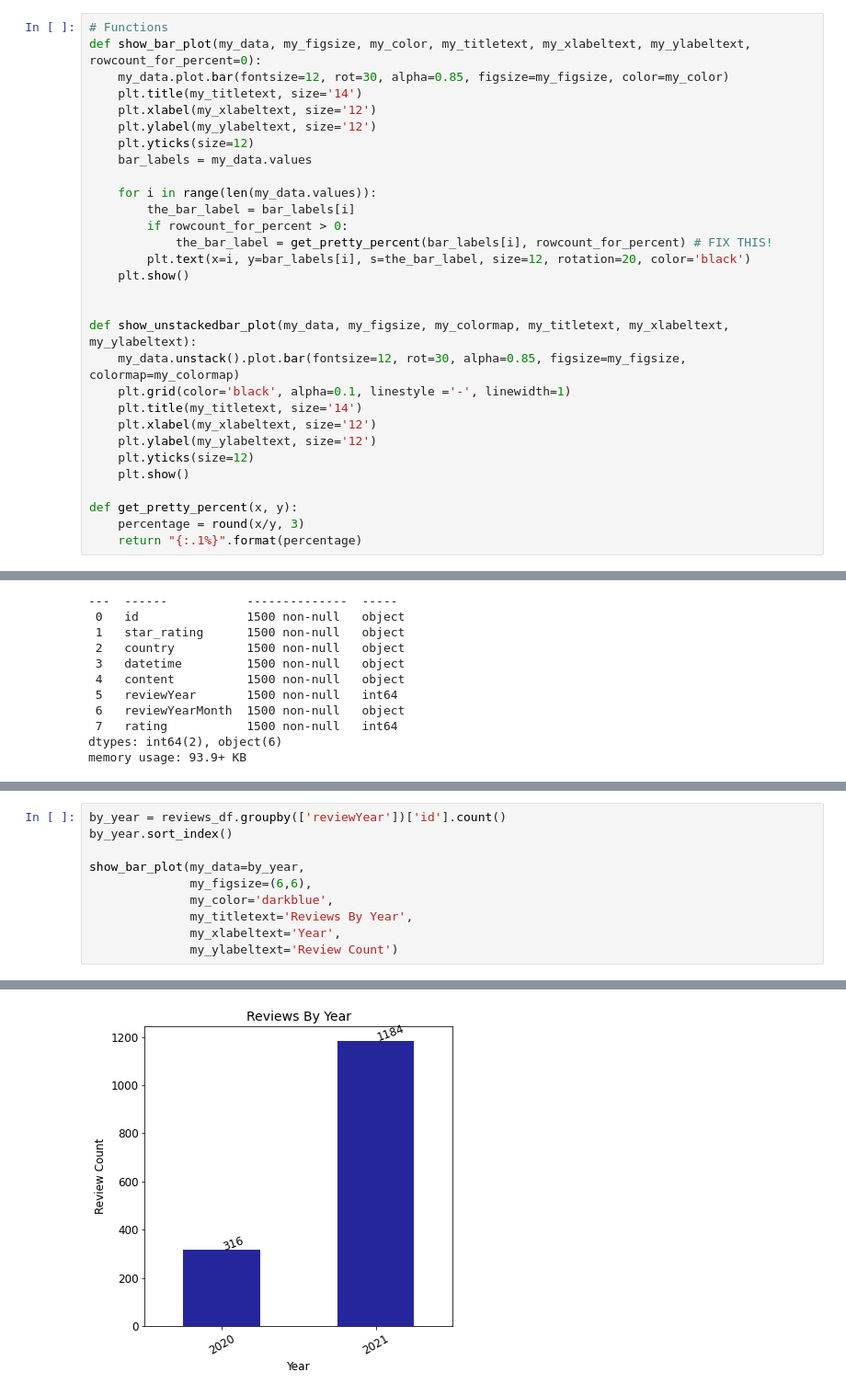
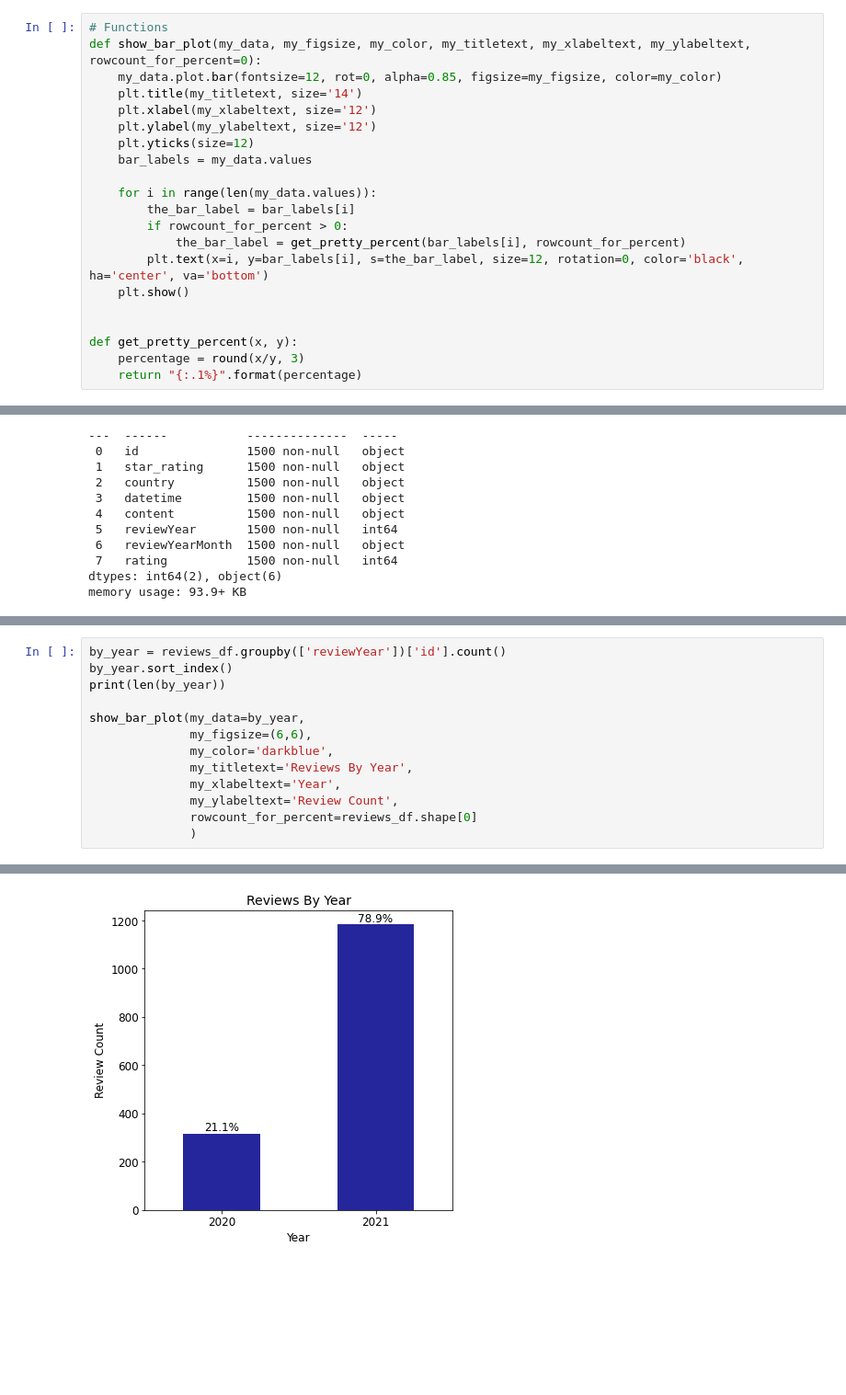
Before and after one commit to lspope/elvie_review_analysis, a Jupyter notebook: code/nb2_eda.ipynb, the cells around one changed output, grey strips where cells are left out. Shown at 92% size. Drawn from its saved outputs; the diff is of its cells as text; blank space fills up the shorter version.

```diff
--- a/code/nb2_eda.ipynb
+++ b/code/nb2_eda.ipynb
@@ -23,7 +23,7 @@ import seaborn as sns
 # %%
 # Functions
 def show_bar_plot(my_data, my_figsize, my_color, my_titletext, my_xlabeltext, my_ylabeltext, rowcount_for_percent=0):
-    my_data.plot.bar(fontsize=12, rot=30, alpha=0.85, figsize=my_figsize, color=my_color)
+    my_data.plot.bar(fontsize=12, rot=0, alpha=0.85, figsize=my_figsize, color=my_color)
     plt.title(my_titletext, size='14')
     plt.xlabel(my_xlabeltext, size='12')
     plt.ylabel(my_ylabeltext, size='12')
@@ -33,19 +33,10 @@ def show_bar_plot(my_data, my_figsize, my_color, my_titletext, my_xlabeltext, my
     for i in range(len(my_data.values)):
         the_bar_label = bar_labels[i]
         if rowcount_for_percent > 0:
-            the_bar_label = get_pretty_percent(bar_labels[i], rowcount_for_percent) # FIX THIS!
-        plt.text(x=i, y=bar_labels[i], s=the_bar_label, size=12, rotation=20, color='black')
+            the_bar_label = get_pretty_percent(bar_labels[i], rowcount_for_percent)
+        plt.text(x=i, y=bar_labels[i], s=the_bar_label, size=12, rotation=0, color='black', ha='center', va='bottom')
     plt.show()
 
-
-def show_unstackedbar_plot(my_data, my_figsize, my_colormap, my_titletext, my_xlabeltext, my_ylabeltext):
-    my_data.unstack().plot.bar(fontsize=12, rot=30, alpha=0.85, figsize=my_figsize, colormap=my_colormap)
-    plt.grid(color='black', alpha=0.1, linestyle ='-', linewidth=1)
-    plt.title(my_titletext, size='14')
-    plt.xlabel(my_xlabeltext, size='12')
-    plt.ylabel(my_ylabeltext, size='12')
-    plt.yticks(size=12)
-    plt.show()
 
 def get_pretty_percent(x, y):
     percentage = round(x/y, 3)
@@ -86,11 +77,14 @@ max review time: 2021-06-21 07:42:01+00:00
 # %%
 by_year = reviews_df.groupby(['reviewYear'])['id'].count()
 by_year.sort_index()
+print(len(by_year))
 
 show_bar_plot(my_data=by_year,
               my_figsize=(6,6),
               my_color='darkblue',
               my_titletext='Reviews By Year',
               my_xlabeltext='Year',
-              my_ylabeltext='Review Count')
+              my_ylabeltext='Review Count',
+              rowcount_for_percent=reviews_df.shape[0]
+              )
 # %% [output]
@@ -97,4 +92,4 @@ show_bar_plot(my_data=by_year,
-[figure, old version]
+[figure, new version]
 # %% [markdown]
 ### Question: What were the review counts by Rating?
 
```
Also changed, not shown: parts of 21 cells of this notebook, 4 other files.
